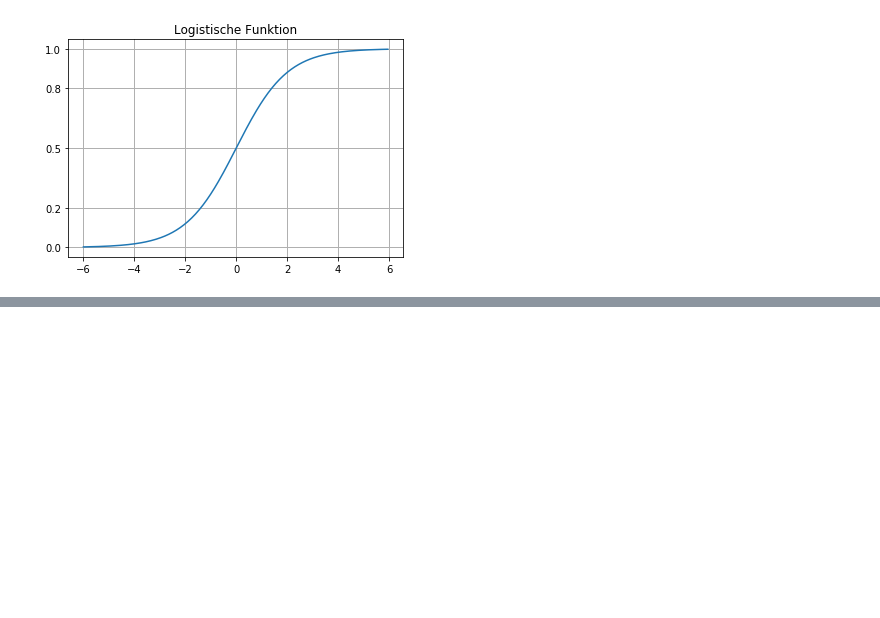
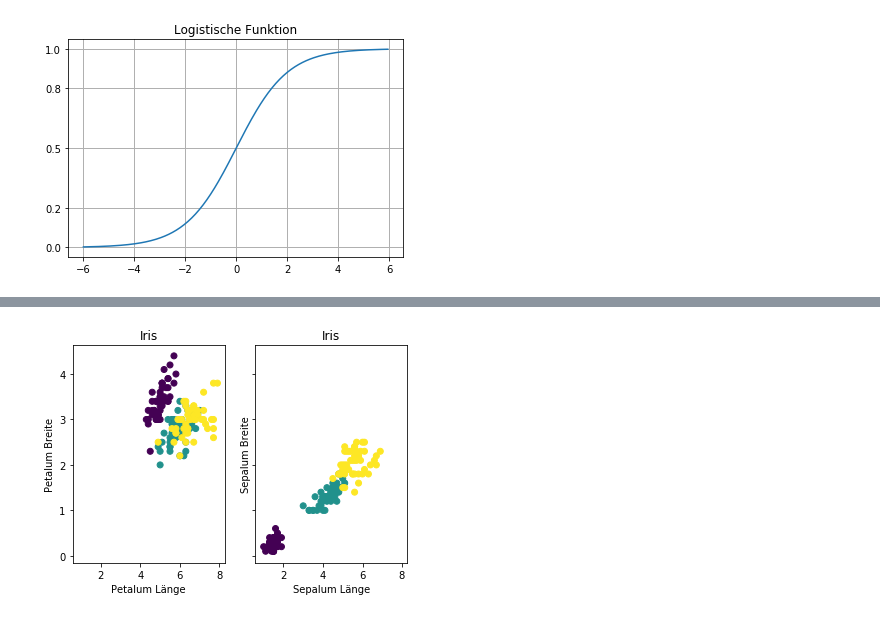
Before and after one commit to emomicrowave/machine-learning-tutorials, a Jupyter notebook: 04-logistic_regression/tutorial.ipynb, the cells around one changed output, grey strips where cells are left out. Drawn from its saved outputs; the diff is of its cells as text; code cells hidden in the pictures; blank space fills up the shorter version.

```diff
--- a/04-logistic_regression/tutorial.ipynb
+++ b/04-logistic_regression/tutorial.ipynb
@@ -51,0 +58,22 @@ Es ist zu sehen, dass die Ausgabe der logistischen Funktion zwischen 0 und 1 bes
+# %%
+from sklearn.datasets import load_iris
+from sklearn.model_selection import train_test_split
+
+data = load_iris()
+
+# Trainings- und Testdaten erzeugen
+train_x, test_x, train_y, test_y = train_test_split(data.data, data.target)
+# %%
+import matplotlib.pyplot as plt
+
+# Datensatz plotten
+fig, (ax1, ax2) = plt.subplots(ncols=2, sharex=True, sharey=True)
+ax1.scatter(data.data[:, 0], data.data[:, 1], c=data.target)
+ax1.set(title="Iris", ylabel='Petalum Breite', xlabel='Petalum Länge')
+
+ax2.scatter(data.data[:, 2], data.data[:, 3], c=data.target)
+ax2.set(title="Iris", ylabel='Sepalum Breite', xlabel='Sepalum Länge')
+plt.setp(ax2.get_yticklabels(), visible=False)
+plt.show()
+# %% [output]
+[figure, added]
```
Also changed, not shown: parts of 4 cells of this notebook.
